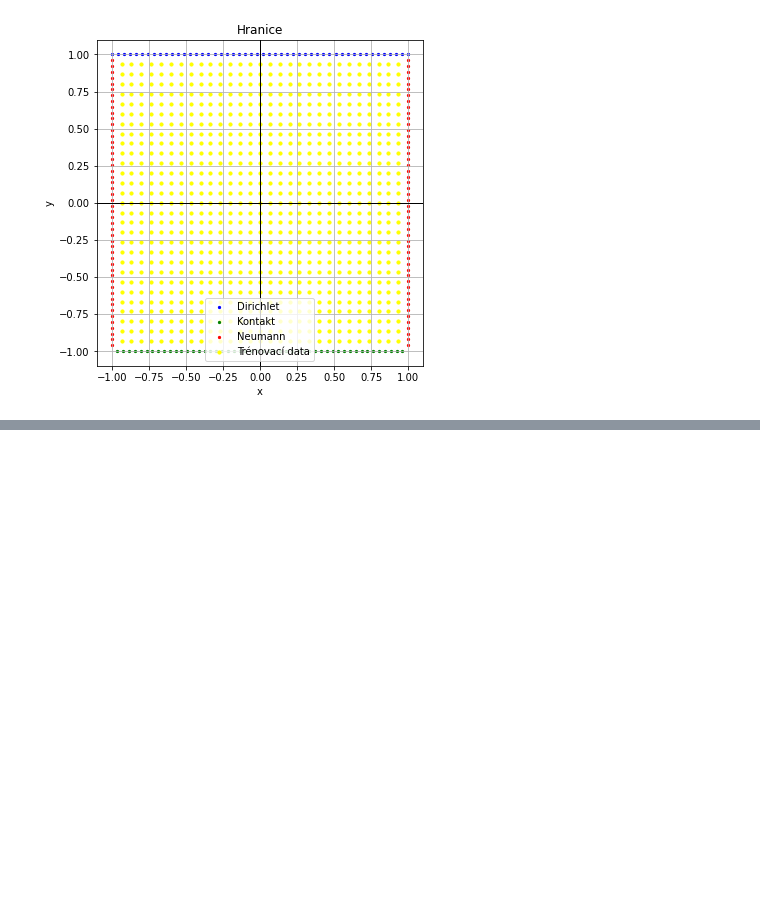
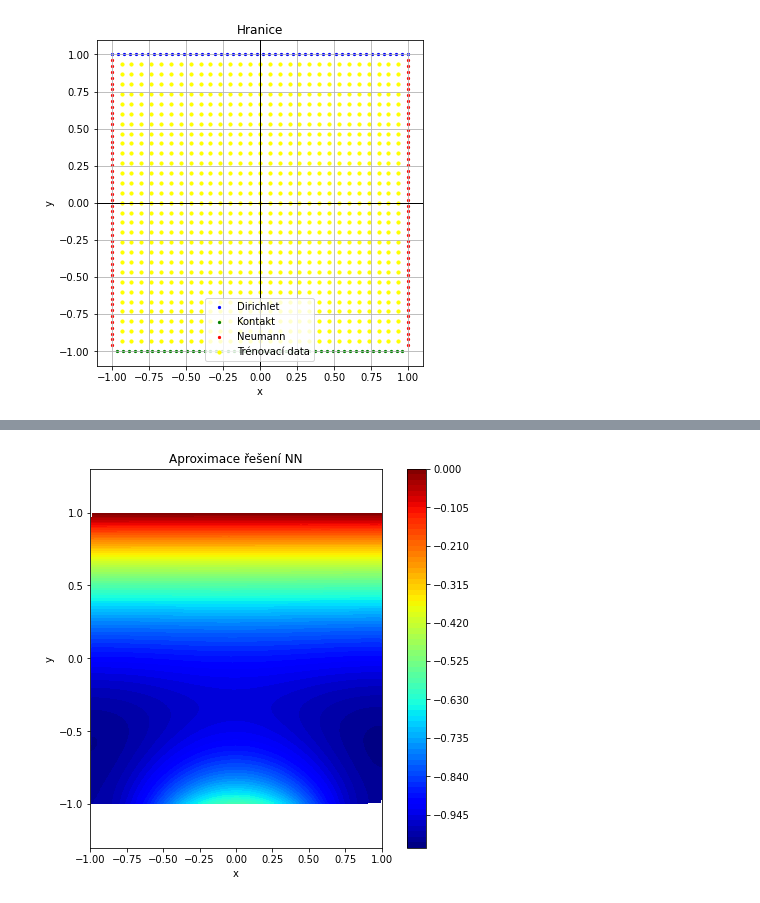
Before and after one commit to STE0493/DP-PINNs, a Jupyter notebook: 3_PUBLISH_2d_uloha_pinn.ipynb, the cells around one changed output, grey strips where cells are left out. Saved outputs shown, nothing was run; the diff lists cells and outputs as text; code cells hidden in the pictures; blank space fills up the shorter version.

Commit message:
Pridani interpolovaneho grafu

```diff
--- a/3_PUBLISH_2d_uloha_pinn.ipynb
+++ b/3_PUBLISH_2d_uloha_pinn.ipynb
@@ -403 +404,33 @@ plt.show()
+# %%
+# Krok 6.5: Vykreslení aproximace NN řešení zadané úlohy ve 2D grafu s interpolací
+x_test, y_test = generate_test_data(15000)
+
+with torch.no_grad():
+    inputs = torch.cat([x_test, y_test], dim=1)
+    u_pred = model(inputs)
+
+# Interpolace
+fig, axes = plt.subplots(1, 1, figsize=(6, 6), constrained_layout=True)
+
+x = x_test.detach().cpu().numpy().squeeze()
+y = y_test.detach().cpu().numpy().squeeze()
+
+z = u_pred.detach().cpu().numpy().squeeze()
+
+grid_x, grid_y = np.linspace(-1, 1, 500), np.linspace(-1, 1, 500)
+grid_x, grid_y = np.meshgrid(grid_x, grid_y)
+
+grid_z = griddata((x, y), z, (grid_x, grid_y), method="linear")
+
+# Vykraslení
+ax = axes
+im = ax.contourf(grid_x, grid_y, grid_z, levels=100, cmap="jet", vmin=None, vmax=None)
+fig.colorbar(im, ax=ax, orientation="vertical")
+ax.set_title("Aproximace řešení NN")
+ax.set_xlabel("x")
+ax.set_ylabel("y")
+ax.axis("equal")
+plt.show()
+# %% [output]
+[figure, added]
 # %%
```
Also changed, not shown: parts of 7 cells of this notebook.
